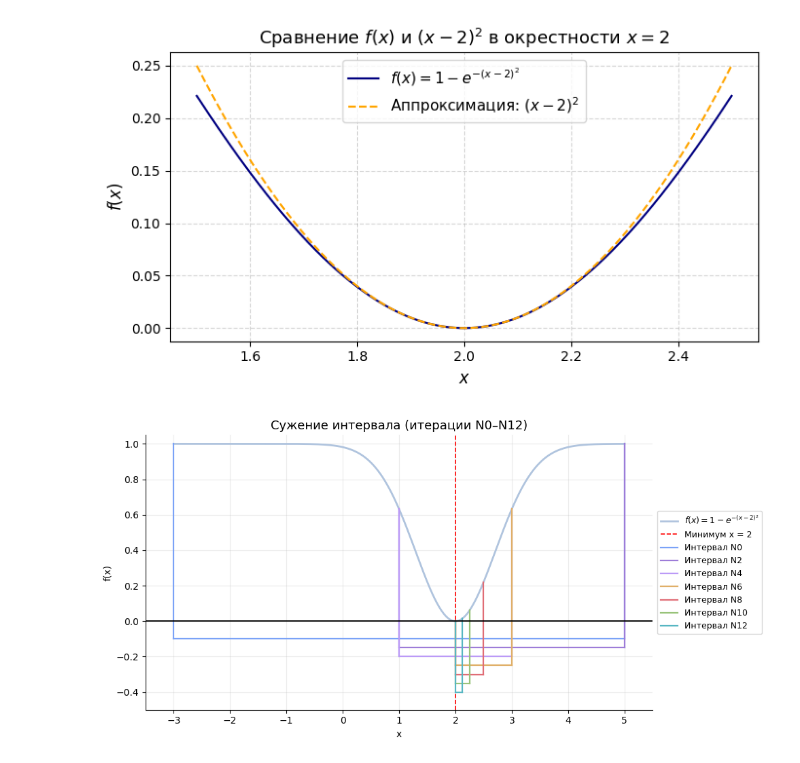
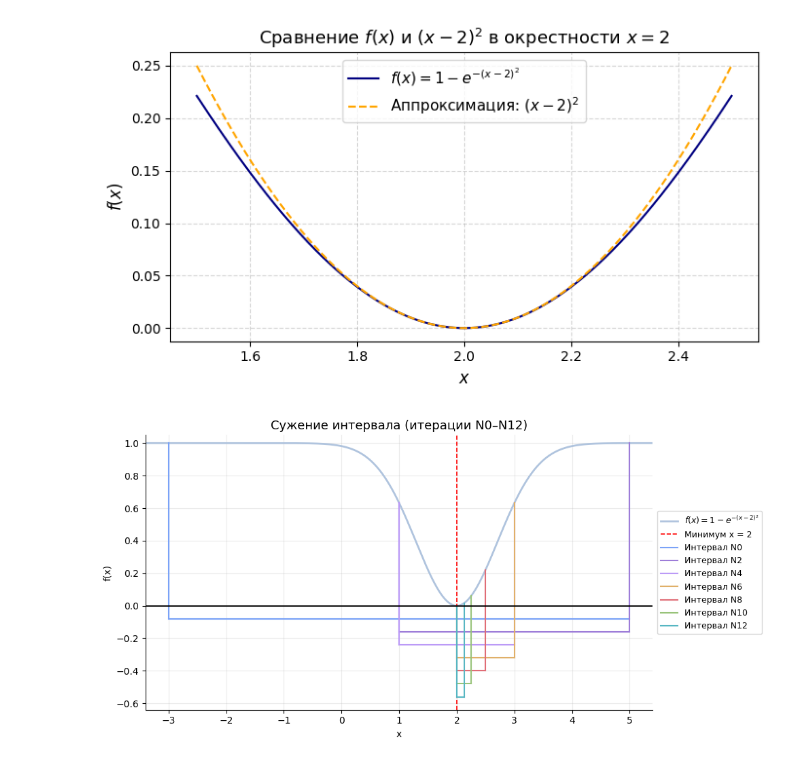
Before and after one commit to mnasonovy/optimization-methods, a Jupyter notebook: lab_1/grafics.ipynb, the cells around one changed output. Saved outputs shown, nothing was run; the diff lists cells and outputs as text; code cells hidden in the pictures.

```diff
--- a/lab_1/grafics.ipynb
+++ b/lab_1/grafics.ipynb
@@ -95,52 +95,62 @@ import matplotlib.pyplot as plt
 def f(x):
     return 1 - np.exp(-(x - 2)**2)
 
-# история сужения интервалов (N0–N12)
+# История сужения интервалов (N0–N12)
 history = [
     (-3.000000, 5.000000),   # N0
     (0.999995, 5.000000),    # N2
     (0.999995, 3.000002),    # N4
     (1.999994, 3.000002),    # N6
     (1.999994, 2.500003),    # N8
     (1.999994, 2.250003),    # N10
     (1.999994, 2.125004)     # N12
 ]
 
-x = np.linspace(-3, 5, 400)
+# --- Автоматические границы по X ---
+a_min = min(a for a, _ in history)
+b_max = max(b for _, b in history)
+pad = (b_max - a_min) * 0.05  # небольшой отступ от краёв
+x_left, x_right = a_min - pad, b_max + pad
+
+x = np.linspace(x_left, x_right, 600)
 y = f(x)
 
 fig, ax = plt.subplots(figsize=(10, 5))
 ax.plot(x, y, color='lightsteelblue', lw=2, label=r'$f(x) = 1 - e^{-(x - 2)^2}$')
 ax.axvline(2, color='red', linestyle='--', lw=1.2, label='Минимум x = 2')
 
-# палитра — разные мягкие оттенки
+# Палитра для интервалов
 colors = ['#7aa2f7', '#9d7cd8', '#bb9af7', '#e0af68', '#e06c75', '#98c379', '#56b6c2']
 
-# строим скобы
+# --- Автоматический расчёт вертикальных отступов ---
+step = abs(y.max()) * 0.08  # доля от высоты графика
 for i, (a_i, b_i) in enumerate(history):
     color = colors[i % len(colors)]
-    y_bottom = -0.10 - 0.05 * i  # -0.10, -0.15, -0.20, ...
-    # вертикальные линии до графика
-    ax.plot([a_i, a_i], [y_bottom, f(a_i)], color=color, lw=1.6)
-    ax.plot([b_i, b_i], [y_bottom, f(b_i)], color=color, lw=1.6)
-    # нижняя перекладина
-    ax.plot([a_i, b_i], [y_bottom, y_bottom], color=color, lw=1.6, label=f'Интервал N{i*2}')
+    y_bottom = -step * (i + 1)
+    ax.plot([a_i, a_i], [y_bottom, f(a_i)], color=color, lw=1.5)
+    ax.plot([b_i, b_i], [y_bottom, f(b_i)], color=color, lw=1.5)
+    ax.plot([a_i, b_i], [y_bottom, y_bottom], color=color, lw=1.5, label=f'Интервал N{i*2}')
 
-# оформление
-ax.axhline(0, color='black', lw=1.3)  # ось OX
+# --- Оформление ---
+ax.axhline(0, color='black', lw=1.3)
 ax.spines['top'].set_visible(False)
 ax.spines['right'].set_visible(False)
-ax.set_ylim(-0.5, 1.05)
-ax.set_xlim(-3.5, 5.5)
+
+# Автоматический диапазон по Y
+y_top = y.max() + (y.max() * 0.05)
+y_bottom = -step * (len(history) + 1)
+ax.set_ylim(y_bottom, y_top)
+ax.set_xlim(x_left, x_right)
+
 ax.set_title('Сужение интервала (итерации N0–N12)', fontsize=13)
 ax.set_xlabel('x')
 ax.set_ylabel('f(x)')
 ax.legend(loc='center left', bbox_to_anchor=(1, 0.5), fontsize=9)
 ax.grid(True, alpha=0.25)
 plt.tight_layout()
 plt.show()
 # %% [output]
-[figure, old version]
+[figure, new version]
 # %%
 import numpy as np
 import matplotlib.pyplot as plt
```
Also changed, not shown: parts of 2 cells of this notebook, 1 other file.
